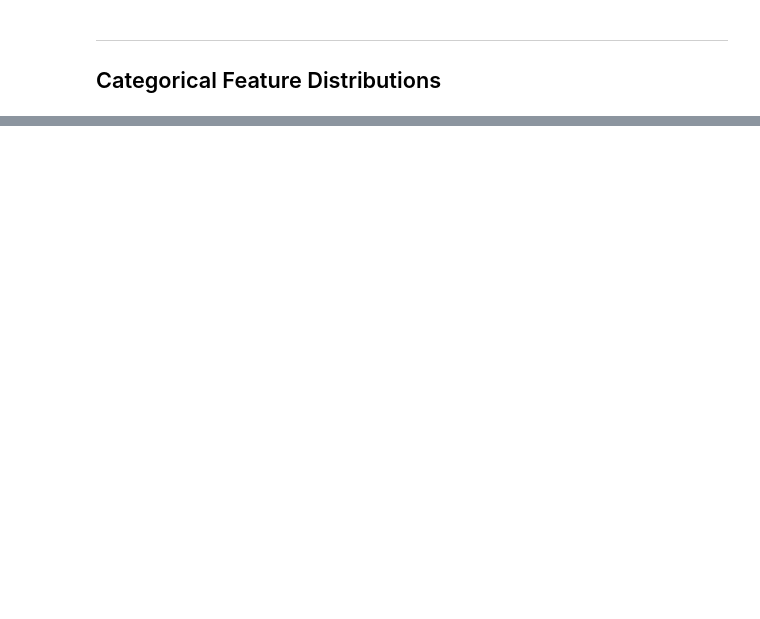
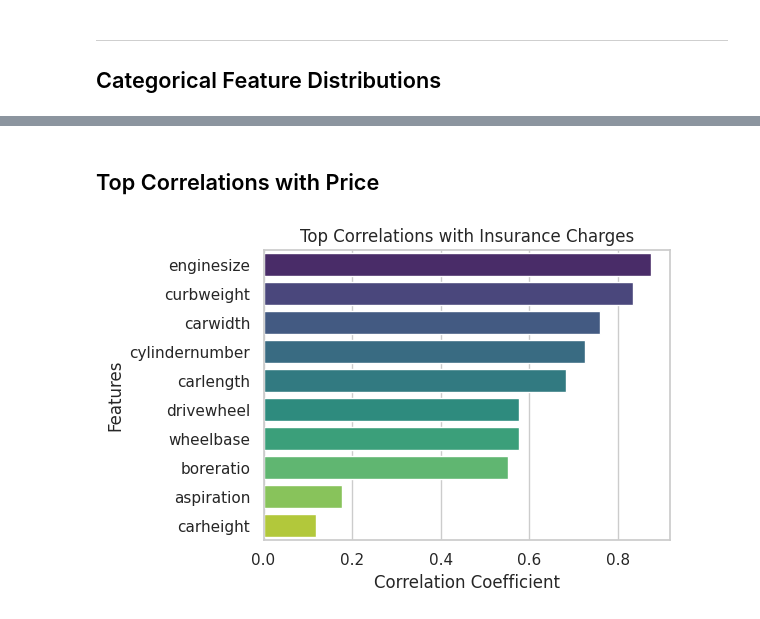
Before and after one commit to CoMa95/Car-Price-Analytics, a Jupyter notebook: notebooks/03_initial_eda.ipynb, the cells around one changed output, grey strips where cells are left out. Cells and saved outputs as stored; diff of their text form; code cells hidden in the pictures; blank space fills up the shorter version.

```diff
--- a/notebooks/03_initial_eda.ipynb
+++ b/notebooks/03_initial_eda.ipynb
@@ -209,0 +262,16 @@ plt.show()
+# %% [markdown]
+## Top Correlations with Price
+# %%
+charges_corr = corr['price'].sort_values(ascending=False) # Sort correlations with 'price'
+top_corr = charges_corr[1:11] # Exclude self-correlation
+
+plt.figure(figsize=(6, 4)) # Create a new figure
+sns.barplot(x=top_corr.values, y=top_corr.index, palette="viridis") # Create barplot
+plt.title("Top Correlations with Insurance Charges") # Title for the plot
+plt.xlabel("Correlation Coefficient") # X-axis label
+plt.ylabel("Features") # Y-axis label
+plt.tight_layout() # Adjust layout
+plt.savefig("figures/top_correlations_charges.png", dpi=300) # Save the figure
+plt.show() # Display the plot
+# %% [output]
+[figure, added]
```
Also changed, not shown: parts of 9 cells of this notebook, 3 other files.
